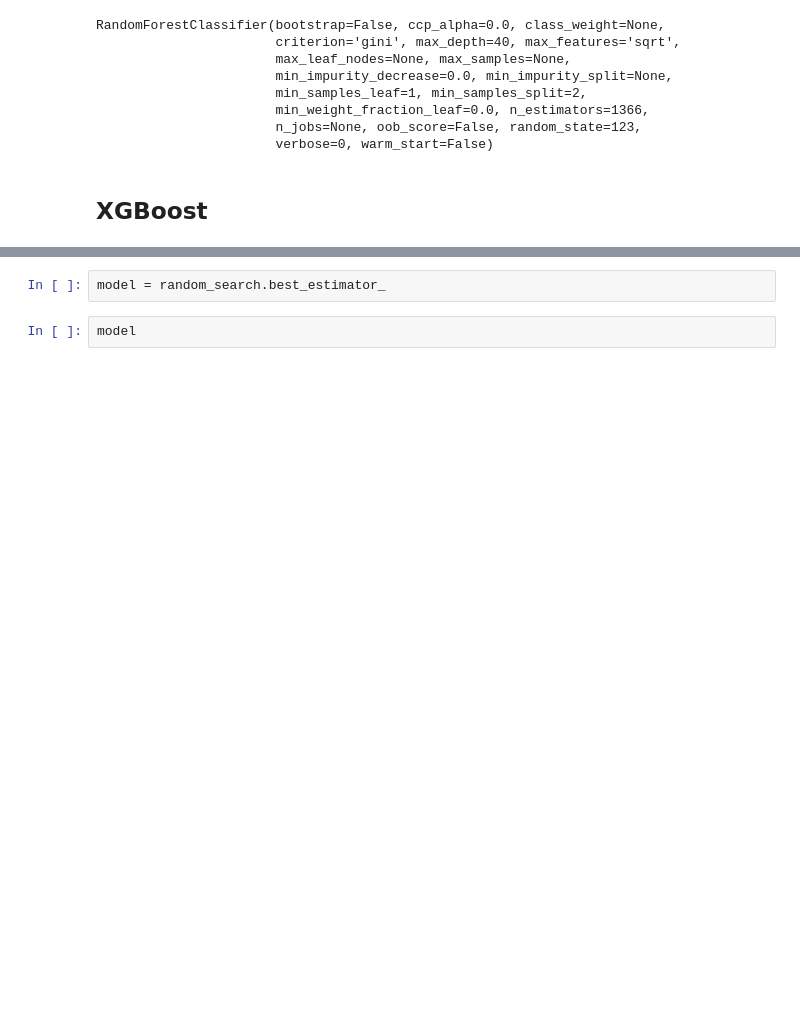
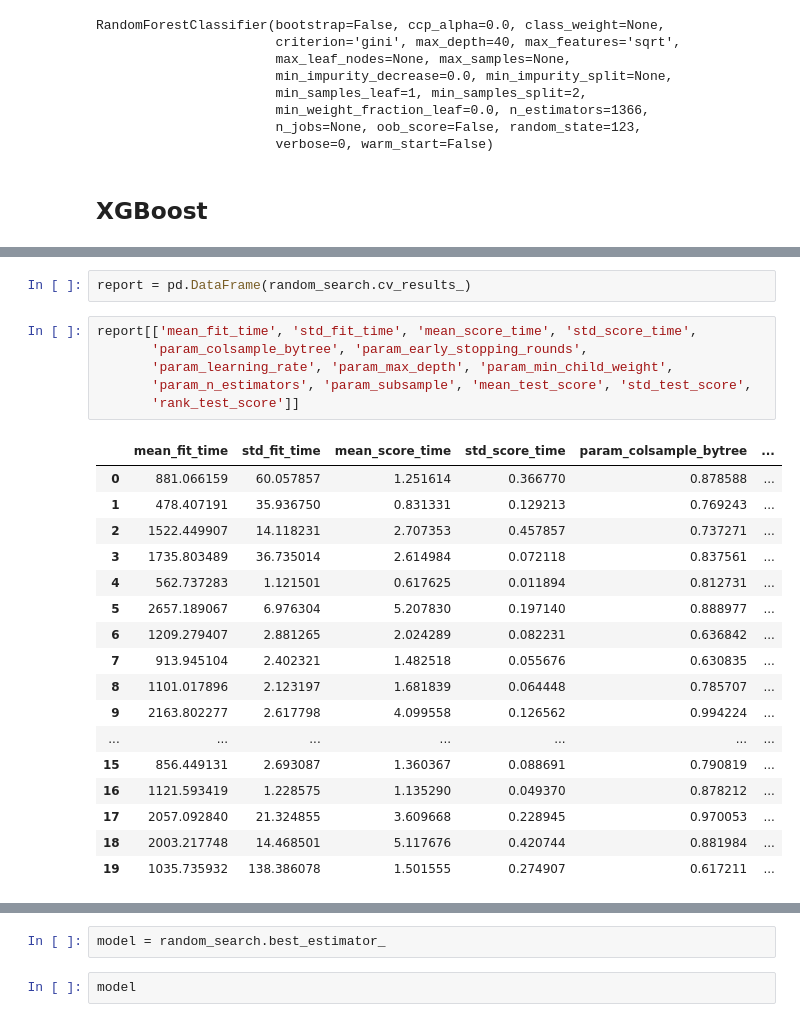
Before and after one commit to BaptisteGrs/dreem_headband_challenge, a Jupyter notebook: Training.ipynb, the cells around one changed output, grey strips where cells are left out. Saved outputs shown, nothing was run; the diff lists cells and outputs as text; blank space fills up the shorter version.

```diff
--- a/Training.ipynb
+++ b/Training.ipynb
@@ -263,3 +302,29 @@ Parameters: {'subsample': 1.0, 'min_child_weight': 10, 'max_depth': 5, 'gamma':
+# %%
+report = pd.DataFrame(random_search.cv_results_)
+# %%
+report[['mean_fit_time', 'std_fit_time', 'mean_score_time', 'std_score_time',
+       'param_colsample_bytree', 'param_early_stopping_rounds',
+       'param_learning_rate', 'param_max_depth', 'param_min_child_weight',
+       'param_n_estimators', 'param_subsample', 'mean_test_score', 'std_test_score',
+       'rank_test_score']]
+# %% [output]
+|  | mean_fit_time | std_fit_time | mean_score_time | std_score_time | param_colsample_bytree | ... |
+| 0 | 881.066159 | 60.057857 | 1.251614 | 0.366770 | 0.878588 | ... |
+| 1 | 478.407191 | 35.936750 | 0.831331 | 0.129213 | 0.769243 | ... |
+| 2 | 1522.449907 | 14.118231 | 2.707353 | 0.457857 | 0.737271 | ... |
+| 3 | 1735.803489 | 36.735014 | 2.614984 | 0.072118 | 0.837561 | ... |
+| 4 | 562.737283 | 1.121501 | 0.617625 | 0.011894 | 0.812731 | ... |
+| 5 | 2657.189067 | 6.976304 | 5.207830 | 0.197140 | 0.888977 | ... |
+| 6 | 1209.279407 | 2.881265 | 2.024289 | 0.082231 | 0.636842 | ... |
+| 7 | 913.945104 | 2.402321 | 1.482518 | 0.055676 | 0.630835 | ... |
+| 8 | 1101.017896 | 2.123197 | 1.681839 | 0.064448 | 0.785707 | ... |
+| 9 | 2163.802277 | 2.617798 | 4.099558 | 0.126562 | 0.994224 | ... |
+| ... | ... | ... | ... | ... | ... | ... |
+| 15 | 856.449131 | 2.693087 | 1.360367 | 0.088691 | 0.790819 | ... |
+| 16 | 1121.593419 | 1.228575 | 1.135290 | 0.049370 | 0.878212 | ... |
+| 17 | 2057.092840 | 21.324855 | 3.609668 | 0.228945 | 0.970053 | ... |
+| 18 | 2003.217748 | 14.468501 | 5.117676 | 0.420744 | 0.881984 | ... |
+| 19 | 1035.735932 | 138.386078 | 1.501555 | 0.274907 | 0.617211 | ... |
 # %%
 top_n = 20
 features_importances = pd.DataFrame({'Feature':x_train_scaled.columns, 'Importance':random_search.best_estimator_.feature_importances_})
```
Also changed, not shown: parts of 13 cells of this notebook, 1 other file.
